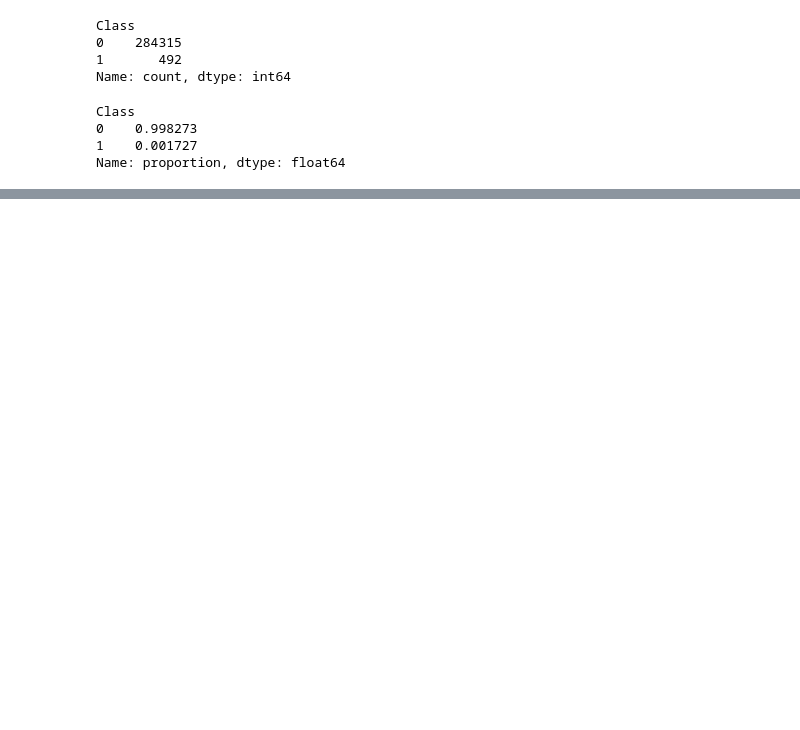
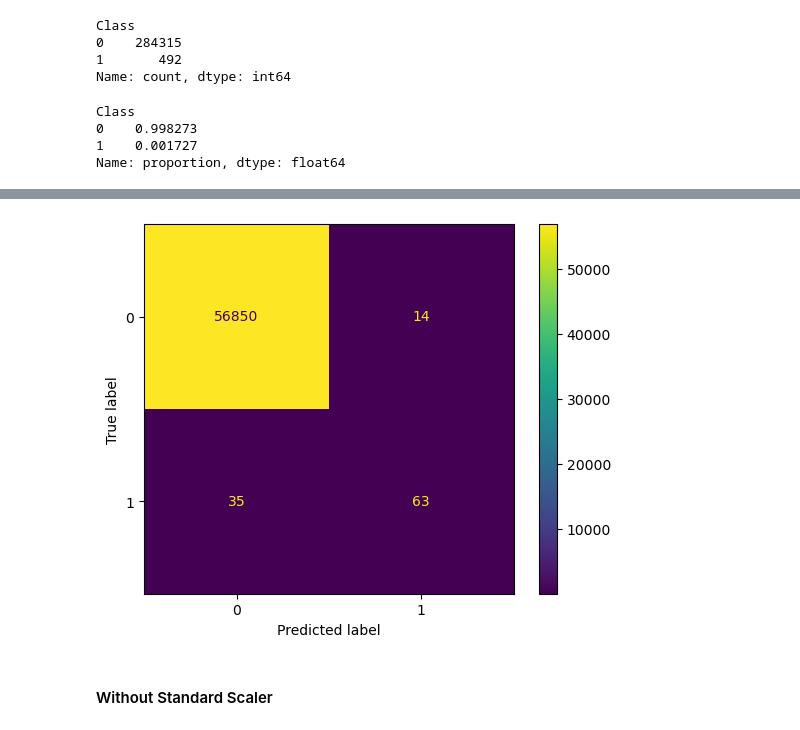
Before and after one commit to Jagunmolu/credit-card-fraud-detection, a Jupyter notebook: credit_card_fraud_detection.ipynb, the cells around one changed output, grey strips where cells are left out. Cells and saved outputs as stored; diff of their text form; code cells hidden in the pictures; blank space fills up the shorter version.

Commit message:
Worked on Logistic Regression

```diff
--- a/credit_card_fraud_detection.ipynb
+++ b/credit_card_fraud_detection.ipynb
@@ -157,3 +121,4 @@ plt.show()
 # %%
-drop_list = ['Time_Hr', 'V13' ,'V15', 'V22', 'V23', 'V25', 'V26', 'Time']
+# drop_list = ['Time_Hr', 'V13' ,'V15', 'V22', 'V23', 'V25', 'V26', 'Time']
+drop_list = ['V13' ,'V15', 'V22', 'V23', 'V25', 'V26', 'Time']
 # %%
@@ -172,0 +137,24 @@ NameError: name 'train_test_split' is not defined
+# %%
+# No Resampling
+X_train_drop, X_test_drop, y_train_drop, y_test_drop = split_data(data, drop_list)
+X_train, X_test, y_train, y_test = split_data(data)
+
+# SMOTE Resampling
+smote = SMOTE(random_state=42)
+X_train_drop_smote, y_train_drop_smote = smote.fit_resample(X_train_drop, y_train_drop)
+X_train_smote, y_train_smote = smote.fit_resample(X_train, y_train)
+
+# ADASYN Resampling
+ada = ADASYN(random_state=42)
+X_train_drop_adasyn, y_train_drop_adasyn = smote.fit_resample(X_train_drop, y_train_drop)
+X_train_adasyn, y_train_adasyn = smote.fit_resample(X_train, y_train)
+
+# SMOTETomek
+smotetomek = SMOTETomek(random_state=42, smote=SMOTE(random_state=42))
+X_train_drop_smotetomek, y_train_drop_smotetomek = smotetomek.fit_resample(X_train_drop, y_train_drop)
+X_train_smotetomek, y_train_smotetomek = smotetomek.fit_resample(X_train, y_train)
+
+# SMOTEENN
+smoteenn = SMOTEENN(random_state=42)
+X_train_drop_smoteenn, y_train_drop_smoteenn = smoteenn.fit_resample(X_train_drop, y_train_drop)
+X_train_smoteenn, y_train_smoteenn = smoteenn.fit_resample(X_train, y_train)
@@ -172,0 +186,11 @@ NameError: name 'train_test_split' is not defined
+# %%
+lr = LogisticRegression(random_state=42, max_iter=100_000) # penalty", C, solver
+params = {"penalty": ["l1", "l2", "elasticnet"], "C": np.linspace(.1, 2, 10)} #, "solver": ["lbfgs", "sag", "saga"]}
+scoring = ["accuracy", "precision", "recall", "f1", "neg_log_loss"]
+splits = range(5, 11)
+# cv = StratifiedShuffleSplit(n_splits=split, test_size=.3, random_state=42)
+cv = StratifiedShuffleSplit(test_size=.3, random_state=42)
+# grid = GridSearchCV(lr, param_grid=params, cv=cv, n_jobs=-1, scoring=scoring)
+grid = GridSearchCV(lr, param_grid=params, cv=cv, n_jobs=-1, scoring="accuracy")
+clf = make_pipeline(StandardScaler(), grid)
+clf.fit(X_train_drop, y_train_drop)
@@ -172,0 +221,6 @@ NameError: name 'train_test_split' is not defined
+# %%
+ConfusionMatrixDisplay.from_estimator(clf, X_test_drop, y_test_drop);
+# %% [output]
+[figure, added]
+# %% [markdown]
+#### Without Standard Scaler
```
Also changed, not shown: parts of 98 cells of this notebook.
